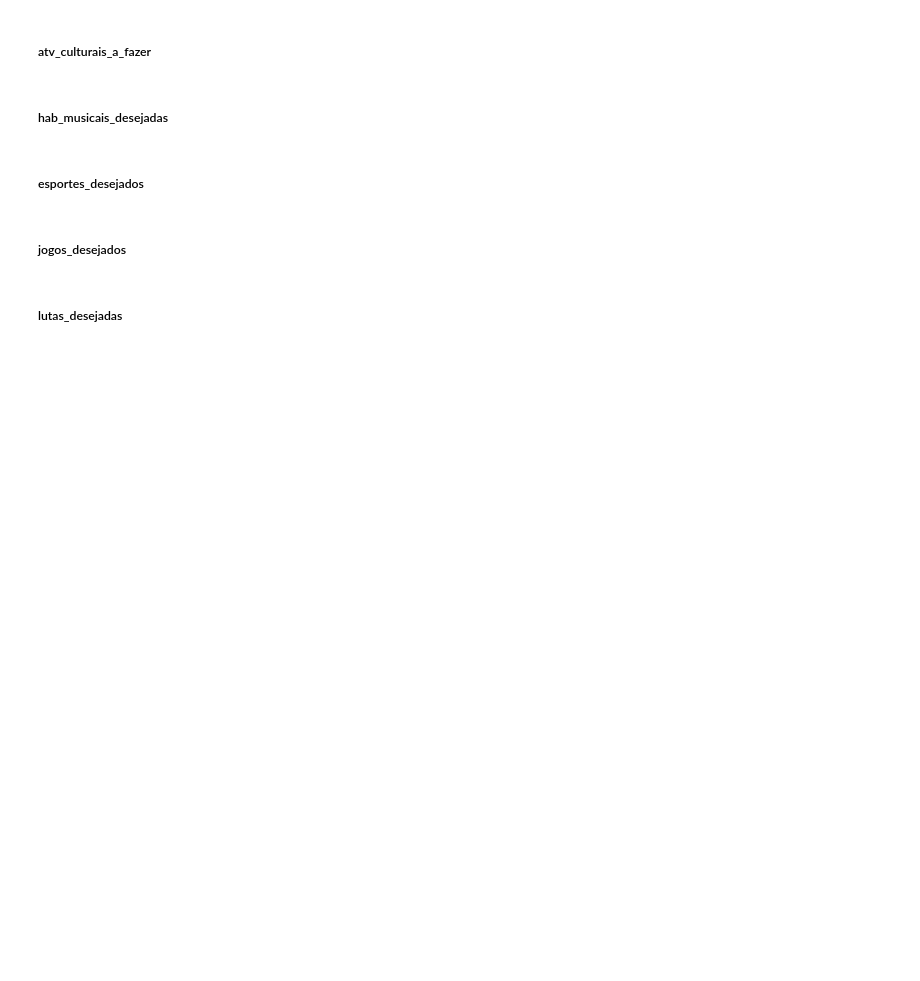
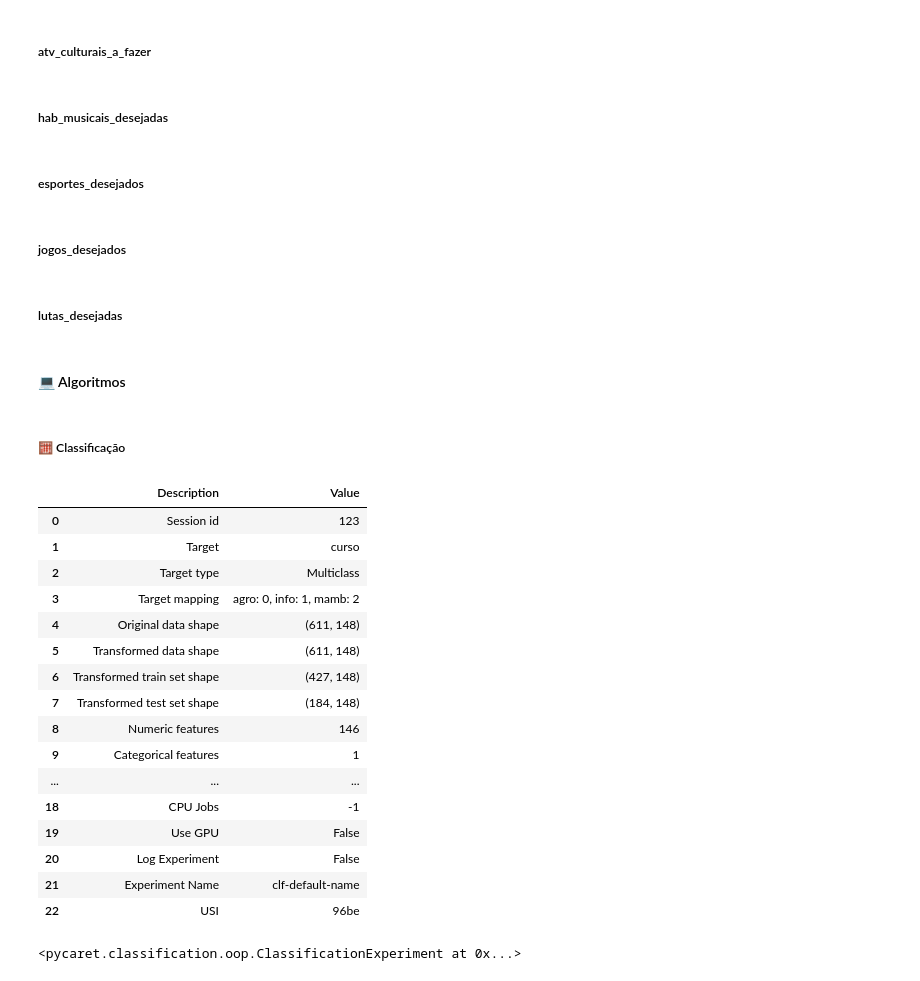
Before and after one commit to joao-rod/tcc, a Jupyter notebook: tcc.ipynb, the cells around one changed output. Cells and saved outputs as stored; diff of their text form; code cells hidden in the pictures; blank space fills up the shorter version.

Commit message:
feat: add dashboard com o Streamlit e add comparação de classificadores com o Pycaret

```diff
--- a/tcc.ipynb
+++ b/tcc.ipynb
@@ -13,5 +13,6 @@ from pycaret.classification import ClassificationExperiment
 # drive.mount('/content/drive')
 # df = pd.read_excel('/content/drive/MyDrive/Colab Notebooks/censo_cultural.xlsx')
 # %%
-df = pd.read_excel('/mnt/g/Meu Drive/Colab Notebooks/censo_cultural.xlsx')
+# df = pd.read_excel('/mnt/g/Meu Drive/Colab Notebooks/censo_cultural.xlsx')
+df = pd.read_excel('censo_cultural.xlsx')
 # %% [markdown]
@@ -254,7 +255,7 @@ df['aux'] = df['atv_culturais_a_fazer'].apply(
     ]
 )
 
-dummies = df['aux'].str.join('|').str.get_dummies(sep='|').add_prefix('atv_cultural_a_fazer_')
+dummies = df['aux'].str.join('|').str.get_dummies(sep='|').add_prefix('atv_culturais_a_fazer_')
 
 insert_position = df.columns.get_loc('atv_culturais_a_fazer') + 1
 
@@ -352,3 +353,24 @@ insert_position = df.columns.get_loc('lutas_desejadas') + 1
 
 df = pd.concat([df.iloc[:, :insert_position], dummies, df.iloc[:, insert_position:]], axis=1)
 df.drop('aux', axis=1, inplace=True)
+# %%
+df.drop(columns=[
+    'atv_culturais',
+    'hab_musicais',
+    'esportes',
+    'jogos',
+    'lutas',
+    'atv_culturais_a_fazer',
+    'hab_musicais_desejadas',
+    'esportes_desejados',
+    'jogos_desejados',
+    'lutas_desejadas',
+    # Analisar como fazer a tratativa nessas colunas ao invés de remover
+    'horarios_disponiveis',
+    'locais_disponiveis',
+    'melhoria_estrutura',
+    'novas_estruturas',
+    'melhoria_alimentacao',
+    'transporte',
+    'projetos_a_participar',
+], inplace=True)
@@ -354,0 +390,26 @@ df.drop('aux', axis=1, inplace=True)
+# %% [markdown]
+#### 💻️ Algoritmos
+# %% [markdown]
+##### 🧮 Classificação
+# %%
+s = ClassificationExperiment()
+s.setup(df, target='curso', session_id=123)
+# %% [output]
+|  | Description | Value |
+| 0 | Session id | 123 |
+| 1 | Target | curso |
+| 2 | Target type | Multiclass |
+| 3 | Target mapping | agro: 0, info: 1, mamb: 2 |
+| 4 | Original data shape | (611, 148) |
+| 5 | Transformed data shape | (611, 148) |
+| 6 | Transformed train set shape | (427, 148) |
+| 7 | Transformed test set shape | (184, 148) |
+| 8 | Numeric features | 146 |
+| 9 | Categorical features | 1 |
+| ... | ... | ... |
+| 18 | CPU Jobs | -1 |
+| 19 | Use GPU | False |
+| 20 | Log Experiment | False |
+| 21 | Experiment Name | clf-default-name |
+| 22 | USI | 96be |
+<pycaret.classification.oop.ClassificationExperiment at 0x...>
```
Also changed, not shown: parts of 7 cells of this notebook, 6 other files.
